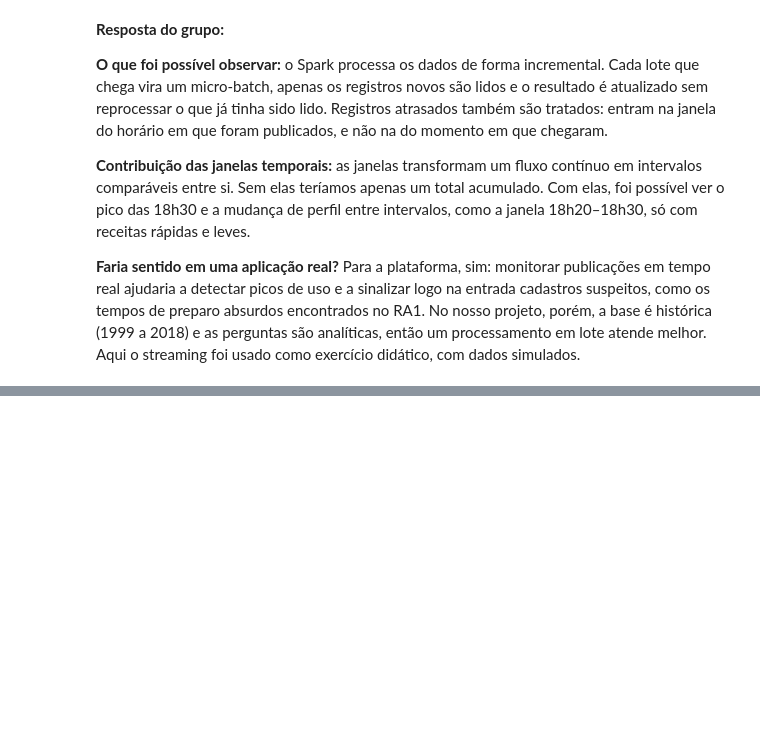
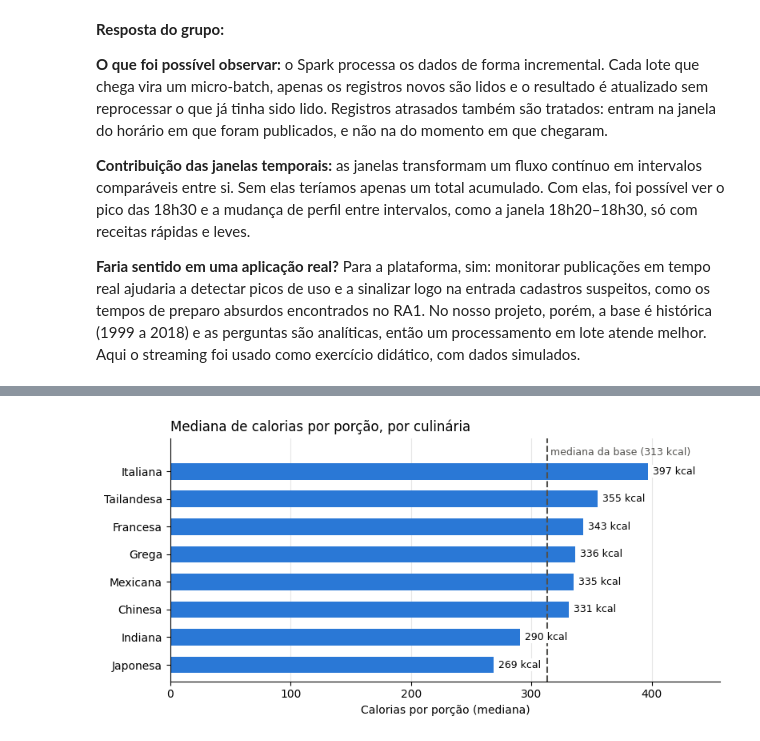
Before and after one commit to giovanisims/Dishly-Data, a Jupyter notebook: notebooks/data_analytics_ra.ipynb, the cells around one changed output, grey strips where cells are left out. Cells and saved outputs as stored; diff of their text form; code cells hidden in the pictures; blank space fills up the shorter version.

```diff
--- a/notebooks/data_analytics_ra.ipynb
+++ b/notebooks/data_analytics_ra.ipynb
@@ -725,0 +905,5 @@ Na última resposta, o grupo pode reconhecer que o streaming foi utilizado apena
+# %%
+variaveis = ["minutes", "n_steps", "n_ingredients", "calories"]
+
+resumo = df_ra3[variaveis].agg(["mean", "median", "std", "min", "max"]).round(1)
+display(resumo)
@@ -725,0 +1123,26 @@ Na última resposta, o grupo pode reconhecer que o streaming foi utilizado apena
+# %%
+calorias = por_culinaria["calories"].sort_values().rename(index=nomes_pt)
+mediana_geral = df_ra3["calories"].median()
+
+fig, ax = plt.subplots(figsize=(8, 4))
+ax.barh(calorias.index, calorias.values, height=0.6, color="#2a78d6")
+
+for culinaria, valor in calorias.items():
+        ax.text(valor + 4, culinaria, f"{valor:.0f} kcal", va="center", fontsize=9,
+            bbox=dict(facecolor="white", edgecolor="none", pad=1))
+
+ax.axvline(mediana_geral, color="#52514e", linestyle="--", linewidth=1.5)
+ax.text(mediana_geral, len(calorias) - 0.3, f" mediana da base ({mediana_geral:.0f} kcal)",
+        color="#52514e", fontsize=9, va="center")
+
+ax.set_title("Mediana de calorias por porção, por culinária", loc="left")
+ax.set_xlabel("Calorias por porção (mediana)")
+ax.set_xlim(0, calorias.max() * 1.15)
+ax.set_ylim(-0.6, len(calorias) + 0.2)
+ax.spines[["top", "right"]].set_visible(False)
+ax.grid(axis="x", alpha=0.3)
+ax.set_axisbelow(True)
+plt.tight_layout()
+plt.show()
+# %% [output]
+[figure, added]
```
Also changed, not shown: parts of 52 cells of this notebook.
